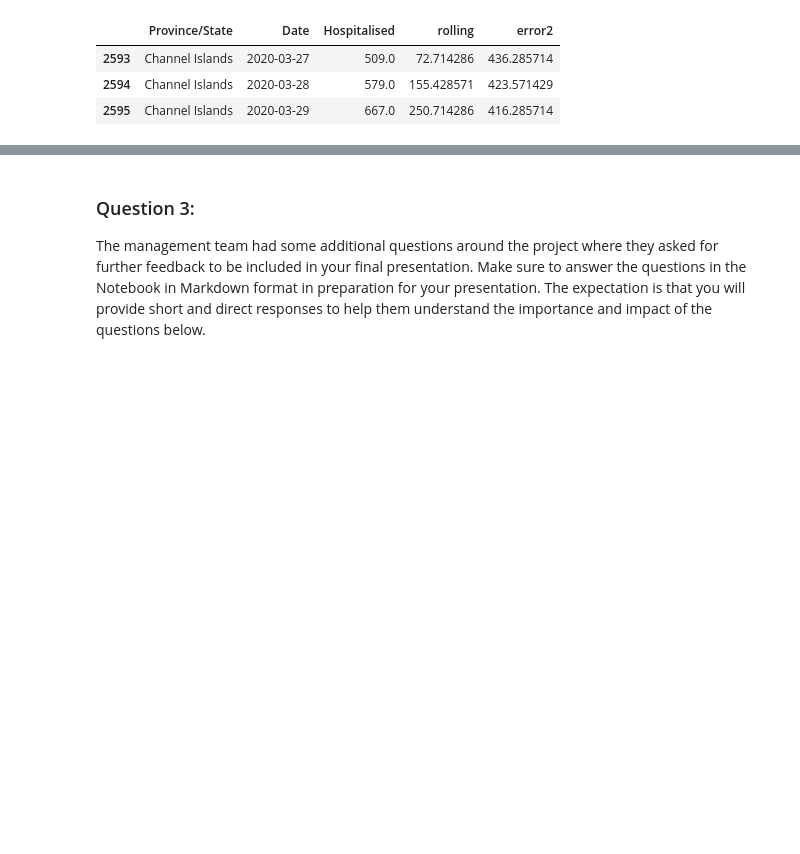
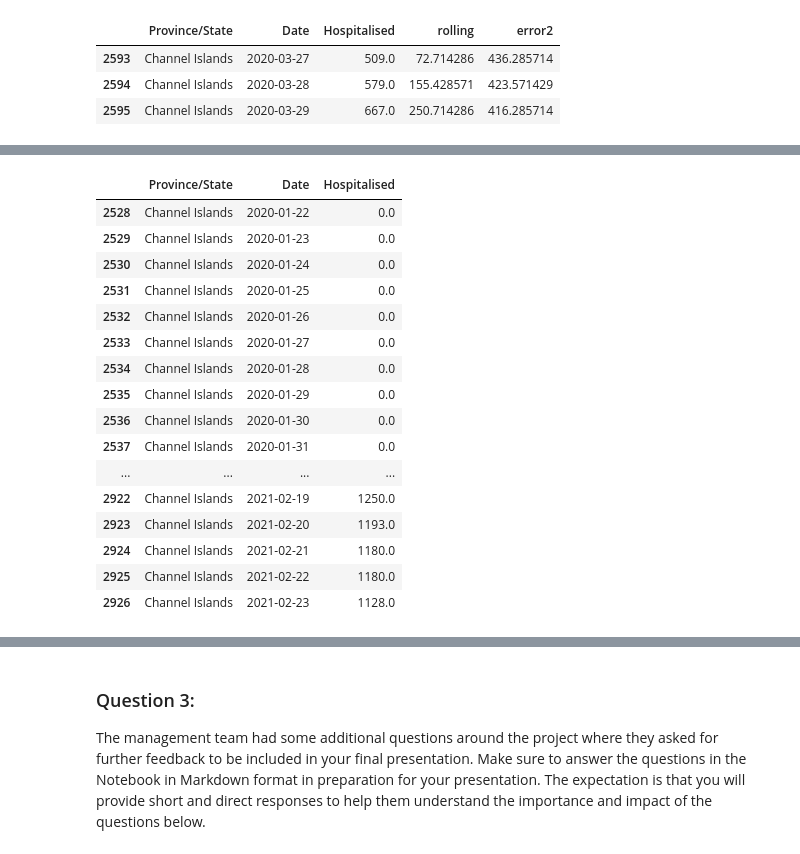
Before and after one commit to ttuncay/LSE_DA_COVID_analysis, a Jupyter notebook: LSE_DA201_Week_6_assignment.ipynb, the cells around one changed output, grey strips where cells are left out. Cells and saved outputs as stored; diff of their text form; code cells hidden in the pictures; blank space fills up the shorter version.

```diff
--- a/LSE_DA201_Week_6_assignment.ipynb
+++ b/LSE_DA201_Week_6_assignment.ipynb
@@ -127,0 +150,24 @@ s.sort_values('error2', ascending=False).head(3)
+# %%
+# Lets calculate rolling average and error again.
+# Create a new dataframe
+
+s2 = s[['Province/State', 'Date', 'Hospitalised']]
+s2
+# %% [output]
+|  | Province/State | Date | Hospitalised |
+| 2528 | Channel Islands | 2020-01-22 | 0.0 |
+| 2529 | Channel Islands | 2020-01-23 | 0.0 |
+| 2530 | Channel Islands | 2020-01-24 | 0.0 |
+| 2531 | Channel Islands | 2020-01-25 | 0.0 |
+| 2532 | Channel Islands | 2020-01-26 | 0.0 |
+| 2533 | Channel Islands | 2020-01-27 | 0.0 |
+| 2534 | Channel Islands | 2020-01-28 | 0.0 |
+| 2535 | Channel Islands | 2020-01-29 | 0.0 |
+| 2536 | Channel Islands | 2020-01-30 | 0.0 |
+| 2537 | Channel Islands | 2020-01-31 | 0.0 |
+| ... | ... | ... | ... |
+| 2922 | Channel Islands | 2021-02-19 | 1250.0 |
+| 2923 | Channel Islands | 2021-02-20 | 1193.0 |
+| 2924 | Channel Islands | 2021-02-21 | 1180.0 |
+| 2925 | Channel Islands | 2021-02-22 | 1180.0 |
+| 2926 | Channel Islands | 2021-02-23 | 1128.0 |
```
Also changed, not shown: parts of 4 cells of this notebook.
